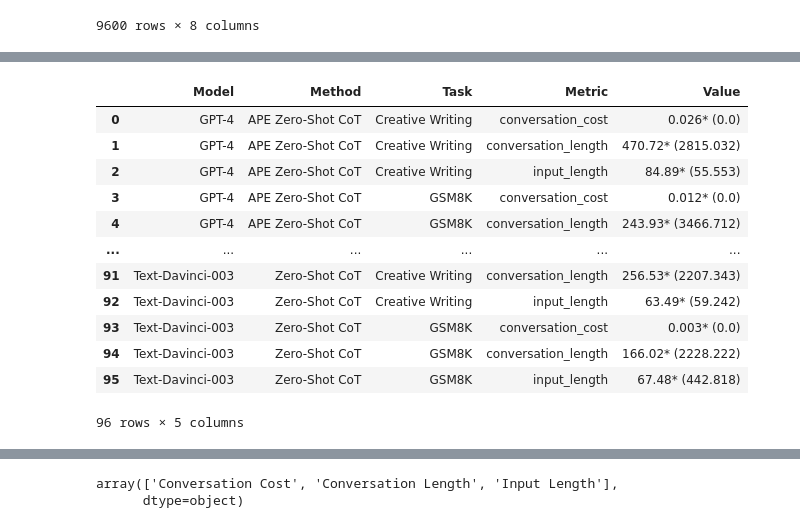
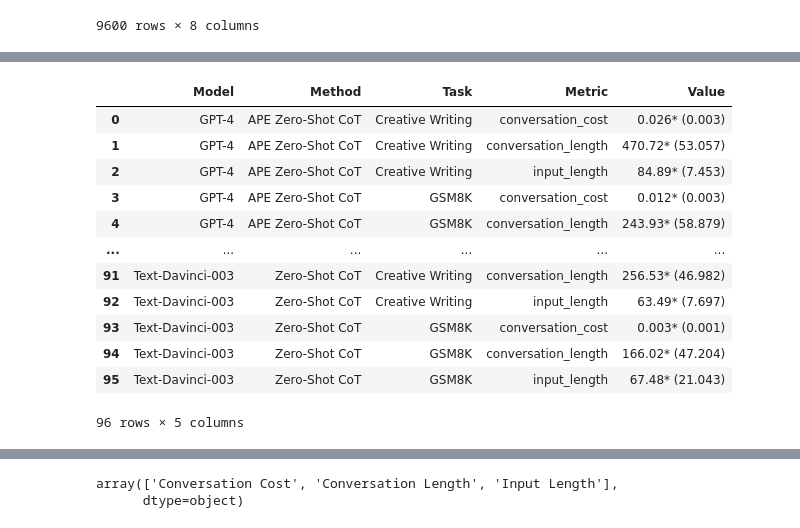
Before and after one commit to ijyliu/anlp23-project, a Jupyter notebook: Data/07c - Length Metrics.ipynb, the cells around one changed output, grey strips where cells are left out. Cells and saved outputs as stored; diff of their text form; code cells hidden in the pictures.

```diff
--- a/Data/07c - Length Metrics.ipynb
+++ b/Data/07c - Length Metrics.ipynb
@@ -120,5 +120,10 @@ stacked_combined_data
 # Also get variance
 avg_metric_with_variance = stacked_combined_data.groupby(['Model', 'Method', 'Task', 'model', 'method', 'task', 'metric']).agg(['mean', 'var'])['Value'].reset_index()
 
+# Convert the variance to standard deviation
+avg_metric_with_variance['sd'] = avg_metric_with_variance['var'] ** 0.5
+# Drop the variance column
+avg_metric_with_variance = avg_metric_with_variance.drop(columns=['var'])
+
 avg_metric_with_variance
 # %% [output]
@@ -163,27 +168,27 @@ avg_metric_with_variance
 96 rows × 17 columns
 # %%
 # Combine mean and variance into one column that is a string with the mean and then the variance in parentheses
-avg_metric_with_variance['Value'] = avg_metric_with_variance.apply(lambda row: str(round(row['mean'], 3)) + row['stars'] + ' (' + str(round(row['var'], 3)) + ')', axis=1)
+avg_metric_with_variance['Value'] = avg_metric_with_variance.apply(lambda row: str(round(row['mean'], 3)) + row['stars'] + ' (' + str(round(row['sd'], 3)) + ')', axis=1)
 # But set Value to just be mean if metric is compliance or correct
 avg_metric_with_variance.loc[avg_metric_with_variance['metric'].isin(['compliance', 'correct']), 'Value'] = avg_metric_with_variance['mean'].round(2).astype(str) + avg_metric_with_variance['stars']
 
 # Drop mean and variance columns, other columns
 avg_metric_with_variance = avg_metric_with_variance[['Model', 'Method', 'Task', 'metric', 'Value']].rename(columns = {'metric': 'Metric'})
 
 avg_metric_with_variance
 # %% [output]
 |  | Model | Method | Task | Metric | Value |
-| 0 | GPT-4 | APE Zero-Shot CoT | Creative Writing | conversation_cost | 0.026* (0.0) |
-| 1 | GPT-4 | APE Zero-Shot CoT | Creative Writing | conversation_length | 470.72* (2815.032) |
-| 2 | GPT-4 | APE Zero-Shot CoT | Creative Writing | input_length | 84.89* (55.553) |
-| 3 | GPT-4 | APE Zero-Shot CoT | GSM8K | conversation_cost | 0.012* (0.0) |
-| 4 | GPT-4 | APE Zero-Shot CoT | GSM8K | conversation_length | 243.93* (3466.712) |
+| 0 | GPT-4 | APE Zero-Shot CoT | Creative Writing | conversation_cost | 0.026* (0.003) |
+| 1 | GPT-4 | APE Zero-Shot CoT | Creative Writing | conversation_length | 470.72* (53.057) |
+| 2 | GPT-4 | APE Zero-Shot CoT | Creative Writing | input_length | 84.89* (7.453) |
+| 3 | GPT-4 | APE Zero-Shot CoT | GSM8K | conversation_cost | 0.012* (0.003) |
+| 4 | GPT-4 | APE Zero-Shot CoT | GSM8K | conversation_length | 243.93* (58.879) |
 | ... | ... | ... | ... | ... | ... |
-| 91 | Text-Davinci-003 | Zero-Shot CoT | Creative Writing | conversation_length | 256.53* (2207.343) |
-| 92 | Text-Davinci-003 | Zero-Shot CoT | Creative Writing | input_length | 63.49* (59.242) |
-| 93 | Text-Davinci-003 | Zero-Shot CoT | GSM8K | conversation_cost | 0.003* (0.0) |
-| 94 | Text-Davinci-003 | Zero-Shot CoT | GSM8K | conversation_length | 166.02* (2228.222) |
-| 95 | Text-Davinci-003 | Zero-Shot CoT | GSM8K | input_length | 67.48* (442.818) |
+| 91 | Text-Davinci-003 | Zero-Shot CoT | Creative Writing | conversation_length | 256.53* (46.982) |
+| 92 | Text-Davinci-003 | Zero-Shot CoT | Creative Writing | input_length | 63.49* (7.697) |
+| 93 | Text-Davinci-003 | Zero-Shot CoT | GSM8K | conversation_cost | 0.003* (0.001) |
+| 94 | Text-Davinci-003 | Zero-Shot CoT | GSM8K | conversation_length | 166.02* (47.204) |
+| 95 | Text-Davinci-003 | Zero-Shot CoT | GSM8K | input_length | 67.48* (21.043) |
 96 rows × 5 columns
 # %%
 # Pivot table - column method should go wide
```
Also changed, not shown: parts of 8 cells of this notebook, 8 other files.
